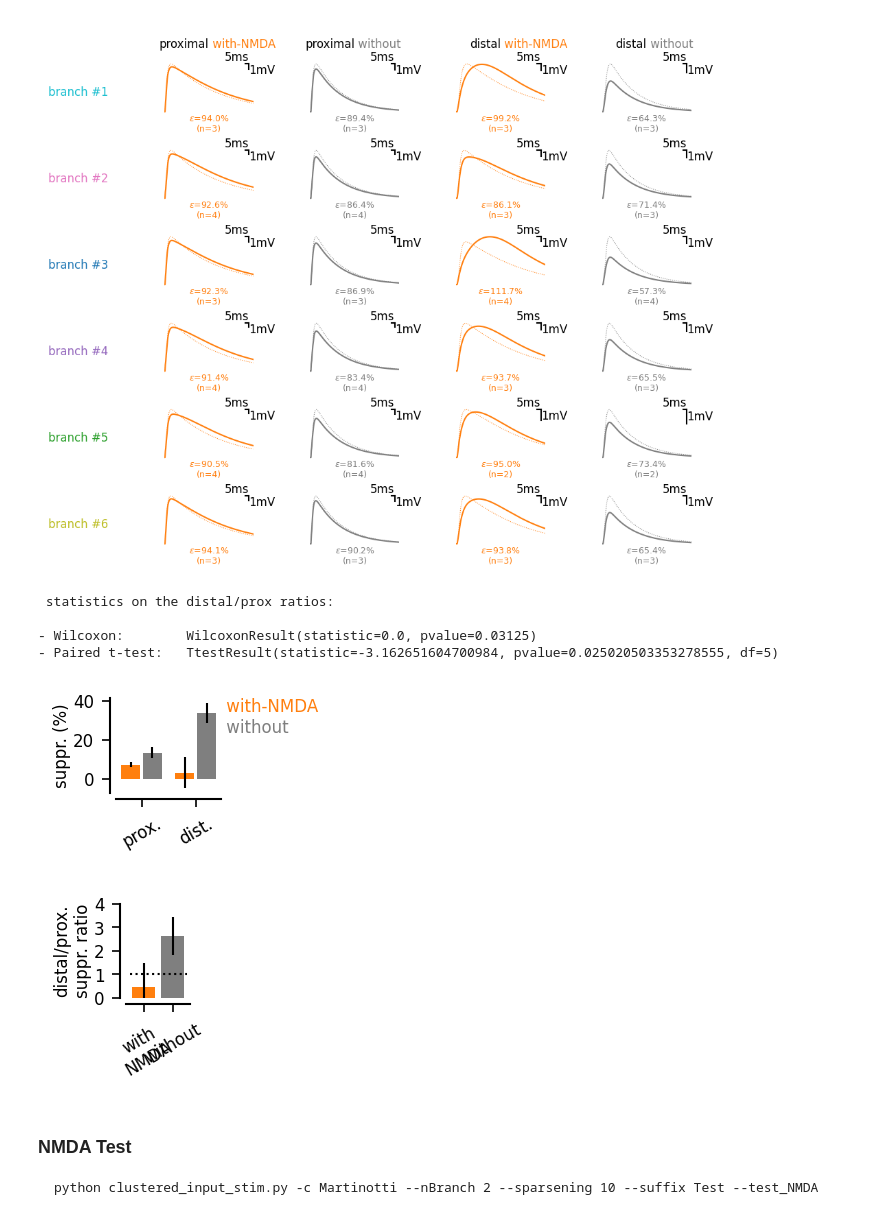
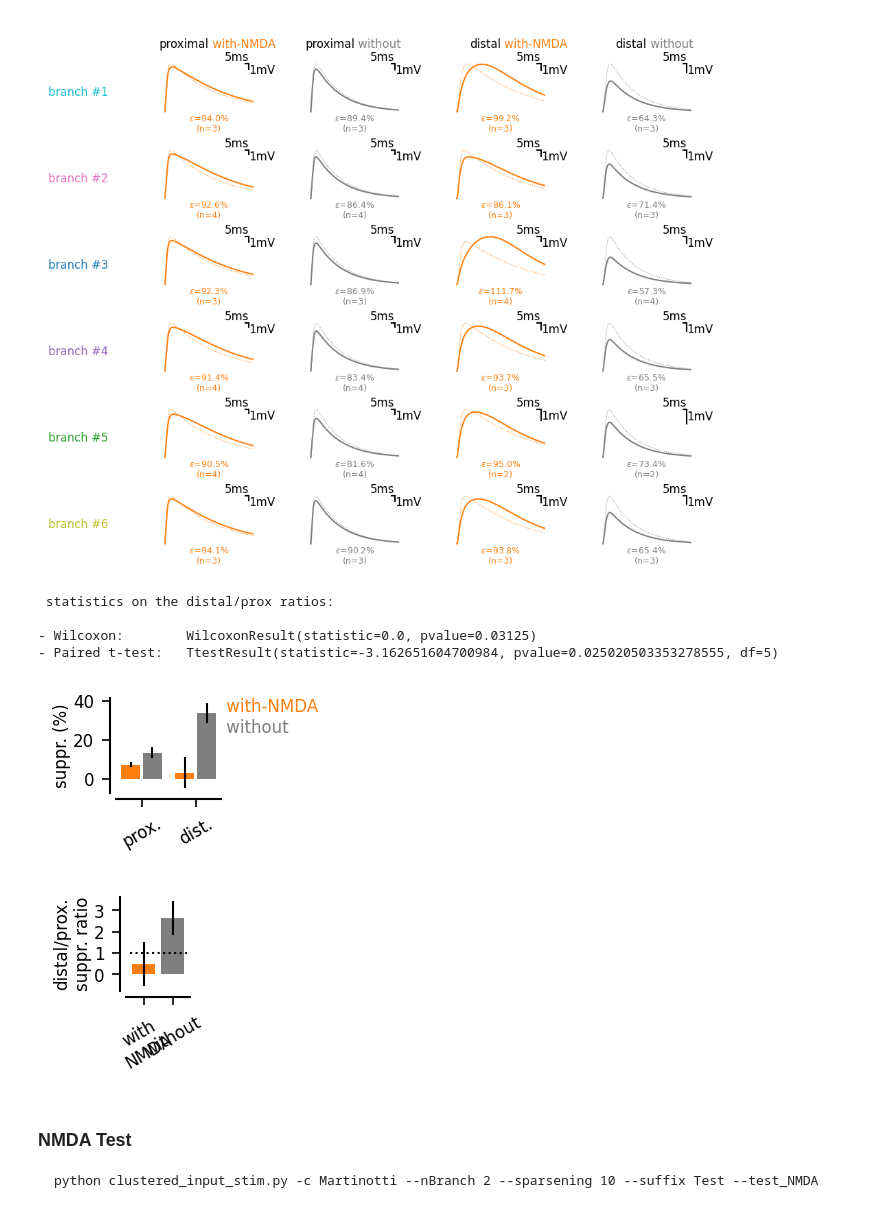
Before and after one commit to yzerlaut/pv-sst-dendrites, a Jupyter notebook: biophysical_modelling/detailed_model/Clustered-Input.ipynb, the cells around one changed output. Saved outputs shown, nothing was run; the diff lists cells and outputs as text; code cells hidden in the pictures.

````diff
--- a/biophysical_modelling/detailed_model/Clustered-Input.ipynb
+++ b/biophysical_modelling/detailed_model/Clustered-Input.ipynb
@@ -366,35 +370,35 @@ for f, wNMDA in enumerate([True, False]):
                yerr=[np.std(sim.get(based_on, params))], color=COLORS[f], width=0.35)
     # suppression ratios
     pProx = dict(iDistance=0, with_NMDA=wNMDA, synSubsamplingFraction=sparsening/100.)
     pDist = dict(iDistance=1, with_NMDA=wNMDA, synSubsamplingFraction=sparsening/100.)
     X = (100-sim.get(based_on, pDist))/(100-sim.get(based_on, pProx))
     ax2.bar([f], [np.mean(X)], yerr=[np.std(X)], color=COLORS[f])#, width=0.5)
     pt.annotate(ax1, f*'\n'+LABELS[f], (1,1), va='top', color=COLORS[f])
     Xs.append(X)
 
 print('\n statistics on the distal/prox ratios:\n')
 print('- Wilcoxon:       ', stats.wilcoxon(*Xs))
 print('- Paired t-test:  ', stats.ttest_rel(*Xs))
 
 pt.set_plot(ax1, ylabel='suppr. (%)',
             xticks=0.2+np.arange(2), xticks_labels=['prox.', 'dist.'],
             xticks_rotation=30)
 
 ax2.plot([-0.5,1.5], [1,1], 'k:')
 pt.set_plot(ax2, ylabel='distal/prox.\nsuppr. ratio',
             xticks=np.arange(2), xticks_labels=['with\nNMDA', 'without'],
-            yticks=[0,1,2,3,4],  ylim=[0,4],
+            yticks=[0,1,2,3],
             xticks_rotation=30)
 
 fig1.savefig('../../figures/detailed_model/cluster-suppression-prox-dist-MC.svg')
 fig2.savefig('../../figures/detailed_model/cluster-suppression-ratio-MC.svg')
 # %% [output]
  statistics on the distal/prox ratios:
 
 - Wilcoxon:        WilcoxonResult(statistic=0.0, pvalue=0.03125)
 - Paired t-test:   TtestResult(statistic=-3.162651604700984, pvalue=0.025020503353278555, df=5)
 [figure]
-[figure, old version]
+[figure, new version]
 # %% [markdown]
 ### NMDA Test
 ```
````
Also changed, not shown: parts of 2 cells of this notebook.
